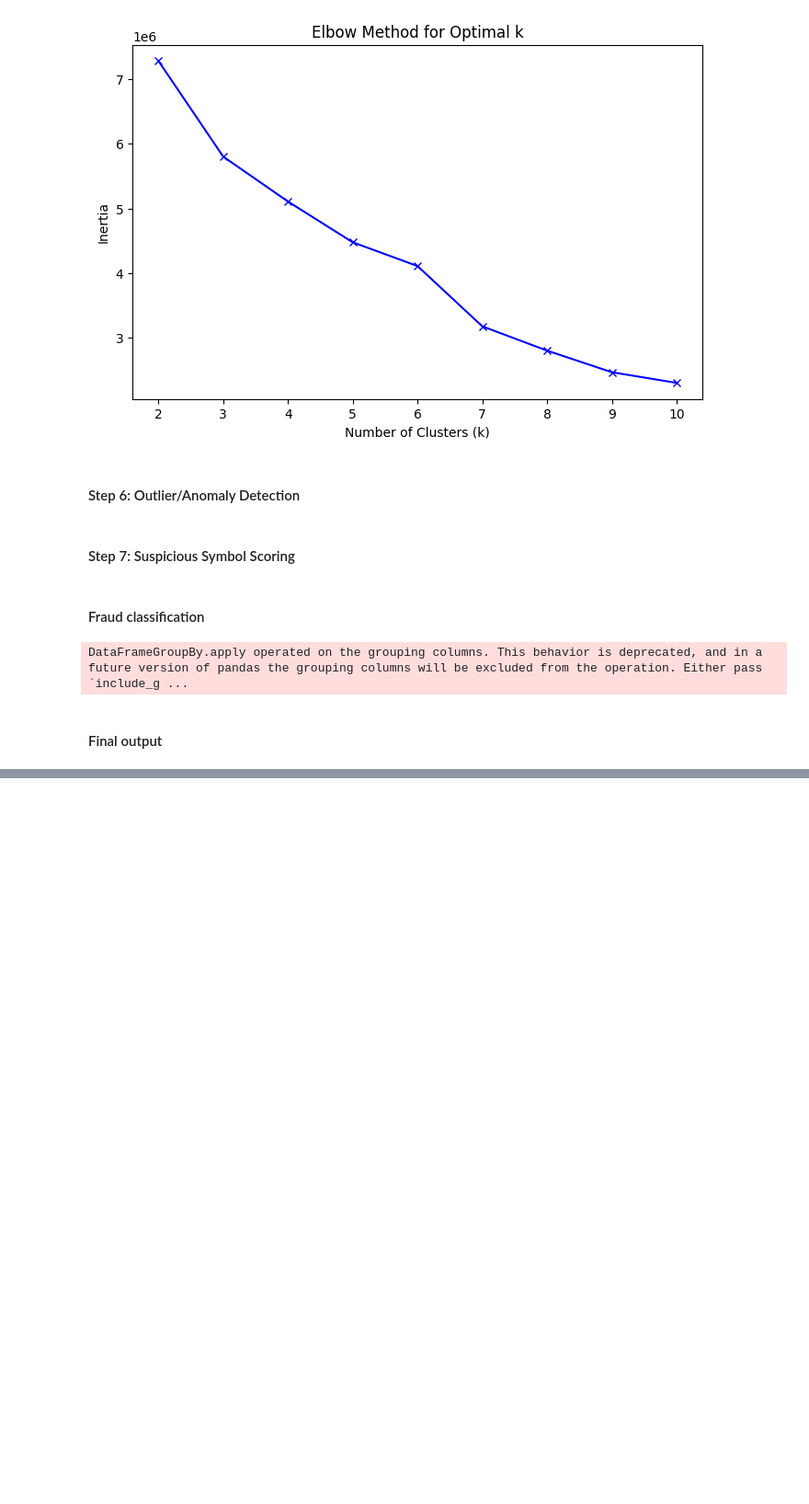
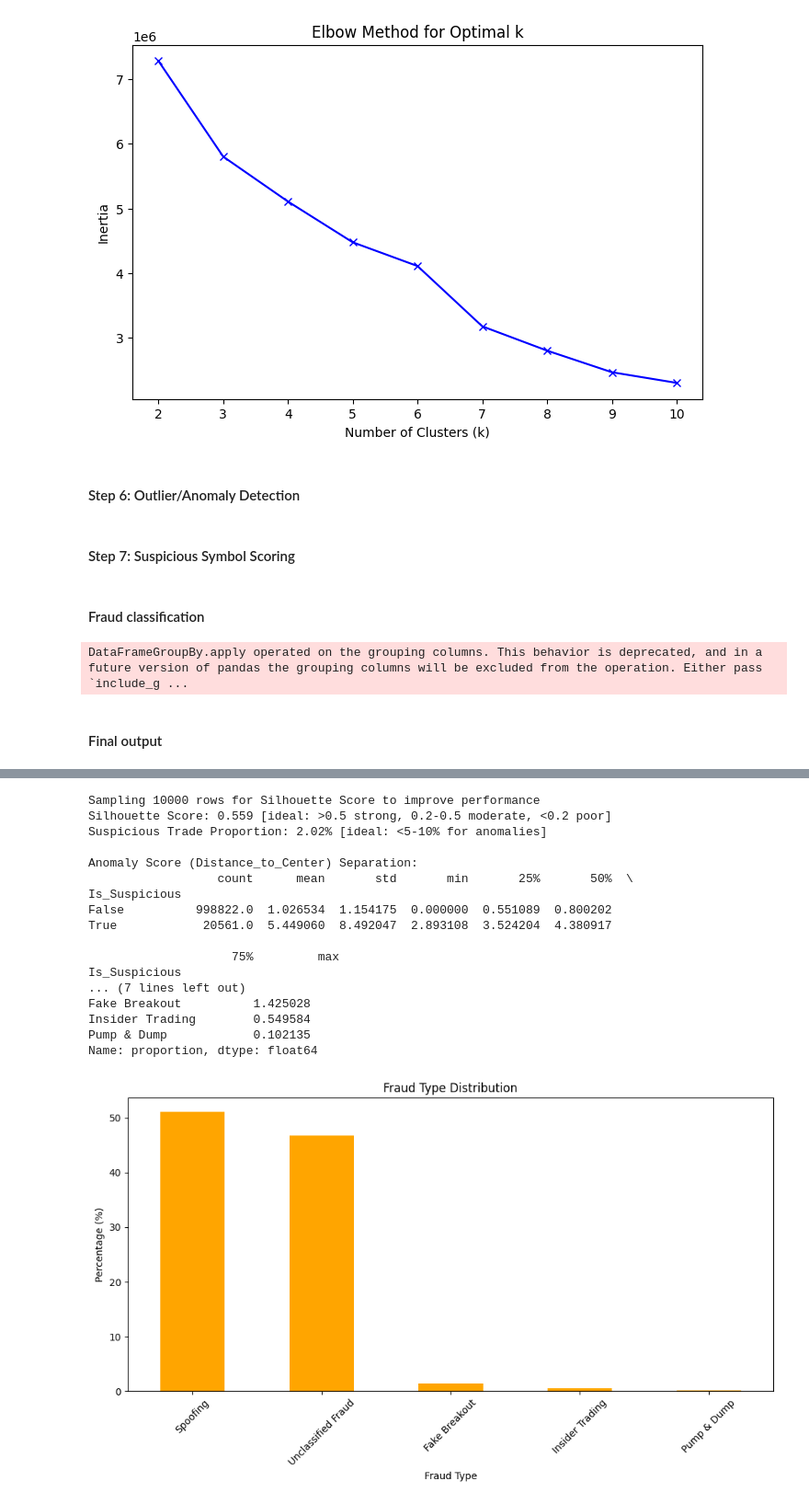
Before and after one commit to AsifZaman777/Stock-market-manipulation-detector, a Jupyter notebook: smmd.ipynb, the cells around one changed output, grey strips where cells are left out. Shown: that part at 92% size. Drawn from its saved outputs; the diff is of its cells as text; code cells hidden in the pictures; blank space fills up the shorter version.

Commit message:
model evaluation using unsupervised metrics

```diff
--- a/smmd.ipynb
+++ b/smmd.ipynb
@@ -590,3 +520,64 @@ Sample Flagged Trades for SEAPEARL:
 | 20489 | 2024-11-27 | BEXIMCO | 0.000000 | 0.426467 | 4.044944 | 0.401786 | 2.948175 | ... |
 | 20506 | 2024-12-03 | BEXIMCO | 0.000000 | 6.285774 | 0.652174 | 6.021898 | 3.408731 | ... |
 | 20558 | 2024-12-30 | BEXIMCO | 0.000000 | 21.287630 | 1.914894 | 21.125402 | 9.900288 | ... |
+# %%
+from sklearn.metrics import silhouette_score
+
+# make X_scaled a numpy array for compatibility
+X_scaled_np = X_scaled.values if isinstance(X_scaled, pd.DataFrame) else X_scaled
+
+# silhouette score (sample 10,000 rows for large datasets)
+random_samples = min(10000, X_scaled_np.shape[0])
+if random_samples < X_scaled_np.shape[0]:
+    print(f"Sampling {random_samples} rows for Silhouette Score to improve performance")
+    sample_indices = np.random.choice(X_scaled_np.shape[0], random_samples, replace=False)
+    X_scaled_sample = X_scaled_np[sample_indices]
+    cluster_labels_sample = df['Cluster'].iloc[sample_indices].values
+else:
+    X_scaled_sample = X_scaled_np
+    cluster_labels_sample = df['Cluster'].values
+silhouette_avg = silhouette_score(X_scaled_sample, cluster_labels_sample)
+print(f"Silhouette Score: {silhouette_avg:.3f} [ideal: >0.5 strong, 0.2-0.5 moderate, <0.2 poor]")
+
+# suspicious trade proportion
+suspicious_proportion = df['Is_Suspicious'].mean() * 100
+print(f"Suspicious Trade Proportion: {suspicious_proportion:.2f}% [ideal: <5-10% for anomalies]")
+
+# anomaly score separation
+print("\nAnomaly Score (Distance_to_Center) Separation:")
+anomaly_score=df.groupby('Is_Suspicious')['Distance_to_Center'].describe()
+print(anomaly_score)
+
+# fraud type distribution
+print("\nFraud Type Distribution (All Suspicious Trades):")
+fraud_dist = df[df['Is_Suspicious']]['Fraud_Type'].value_counts(normalize=True) * 100
+print(fraud_dist)
+
+# show plot
+plt.figure(figsize=(10, 6))
+fraud_dist.plot(kind='bar', color='orange')
+plt.title('Fraud Type Distribution')
+plt.xlabel('Fraud Type')
+plt.ylabel('Percentage (%)')
+plt.xticks(rotation=45)
+plt.tight_layout()
+plt.show()
+# %% [output]
+Sampling 10000 rows for Silhouette Score to improve performance
+Silhouette Score: 0.559 [ideal: >0.5 strong, 0.2-0.5 moderate, <0.2 poor]
+Suspicious Trade Proportion: 2.02% [ideal: <5-10% for anomalies]
+
+Anomaly Score (Distance_to_Center) Separation:
+                  count      mean       std       min       25%       50%  \
+Is_Suspicious
+False          998822.0  1.026534  1.154175  0.000000  0.551089  0.800202
+True            20561.0  5.449060  8.492047  2.893108  3.524204  4.380917
+
+                    75%         max
+Is_Suspicious
+... (7 lines left out)
+Fake Breakout          1.425028
+Insider Trading        0.549584
+Pump & Dump            0.102135
+Name: proportion, dtype: float64
+[figure, added]
```
Also changed, not shown: parts of 2 cells of this notebook.
